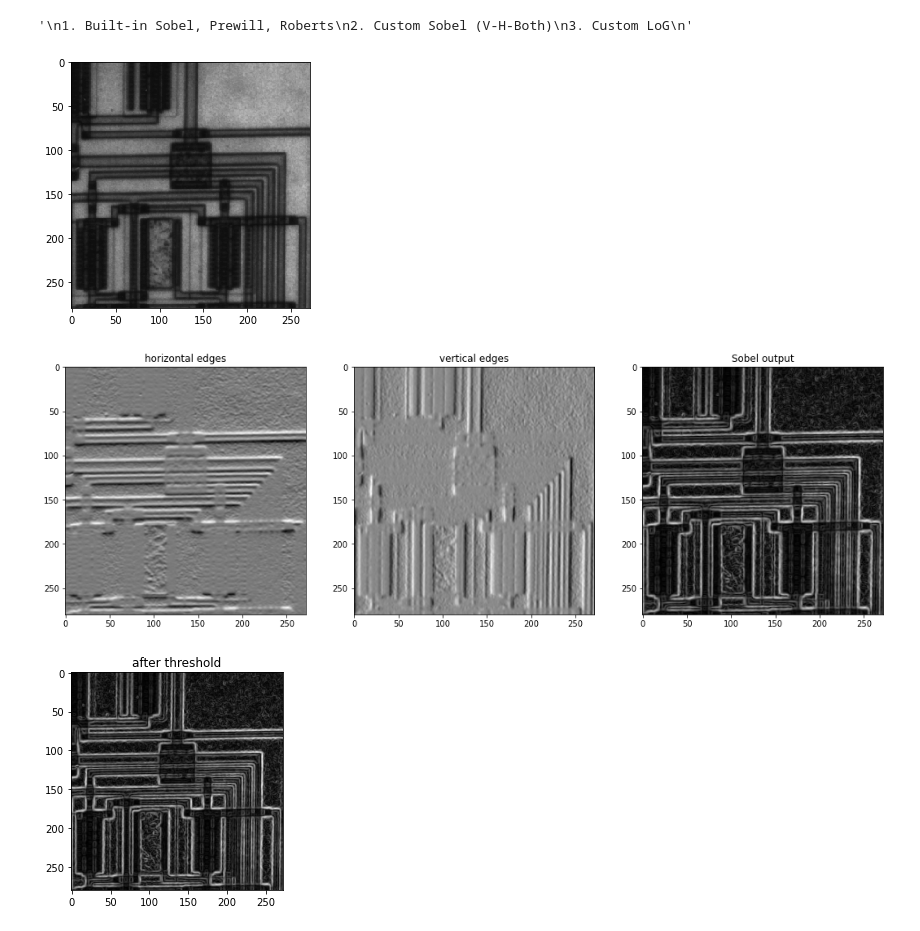
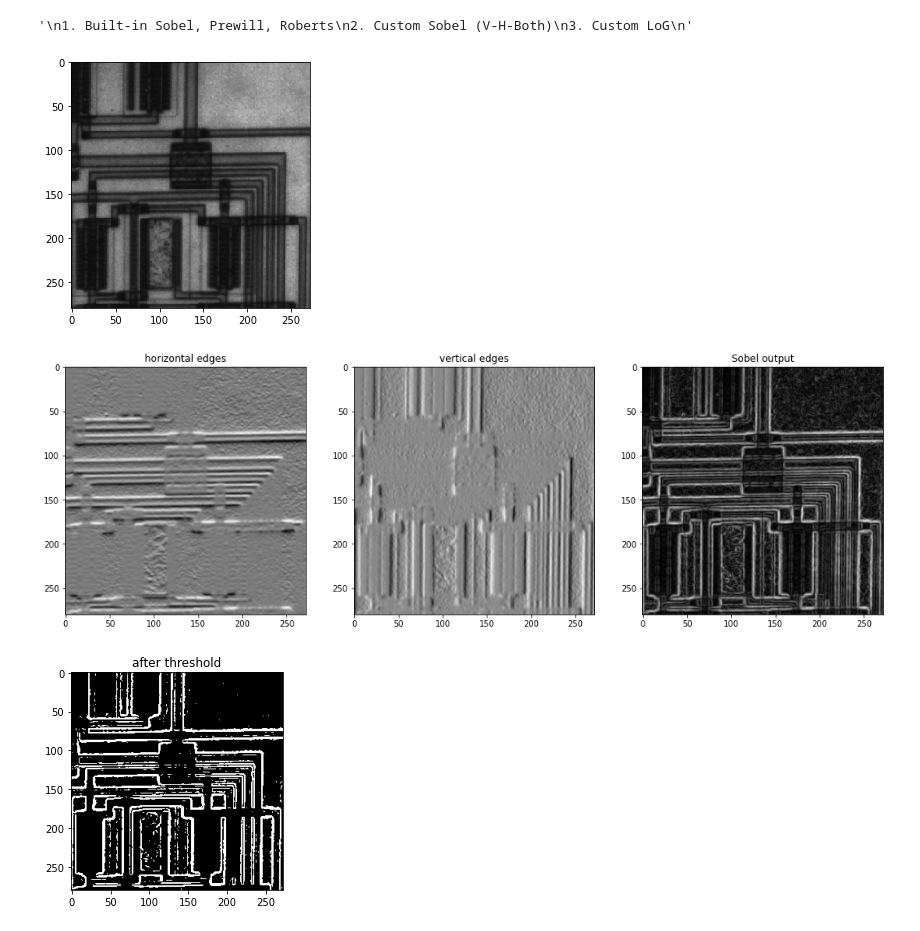
Before and after one commit to BelalElhossany/ImageProcessing, a Jupyter notebook: Lab_Edge_Detection_STD/Lab_Edge_Detection_STD/Lab_Edge_Detection_STD.ipynb, the cells around one changed output. Saved outputs shown, nothing was run; the diff lists cells and outputs as text; code cells hidden in the pictures.

```diff
--- a/Lab_Edge_Detection_STD/Lab_Edge_Detection_STD/Lab_Edge_Detection_STD.ipynb
+++ b/Lab_Edge_Detection_STD/Lab_Edge_Detection_STD/Lab_Edge_Detection_STD.ipynb
@@ -82,20 +82,20 @@ def Sobel(img_path,threshold):
     sobel_vertical=convolve2d(img, hy, boundary='symm', mode='same')
     sobeled=np.sqrt((np.square(sobel_horizontal)+np.square(sobel_vertical)))
     thresholded=np.copy(sobeled)
-    thresholded[(sobeled<threshold)]=0
-    thresholded[(sobeled>=threshold)]=255
+    thresholded[(thresholded<threshold)]=0
+    thresholded[(thresholded>=threshold)]=255
     return sobel_horizontal,sobel_vertical,sobeled,thresholded
 # %%
 img=io.imread("circuit.tif",as_gray=True)
 io.imshow(img)
 io.show()
 sobel_horizontal,sobel_vertical,sobeled,thresholded=Sobel("circuit.tif",105)
 show_images([sobel_horizontal,sobel_vertical,sobeled],["horizontal edges","vertical edges","Sobel output"])
-show_images([sobeled],["after threshold"])
+show_images([thresholded],["after threshold"])
 # %% [output]
 [figure]
 [figure]
-[figure, old version]
+[figure, new version]
 # %%
 # 3. Custom LoG
 thres= 20
```
